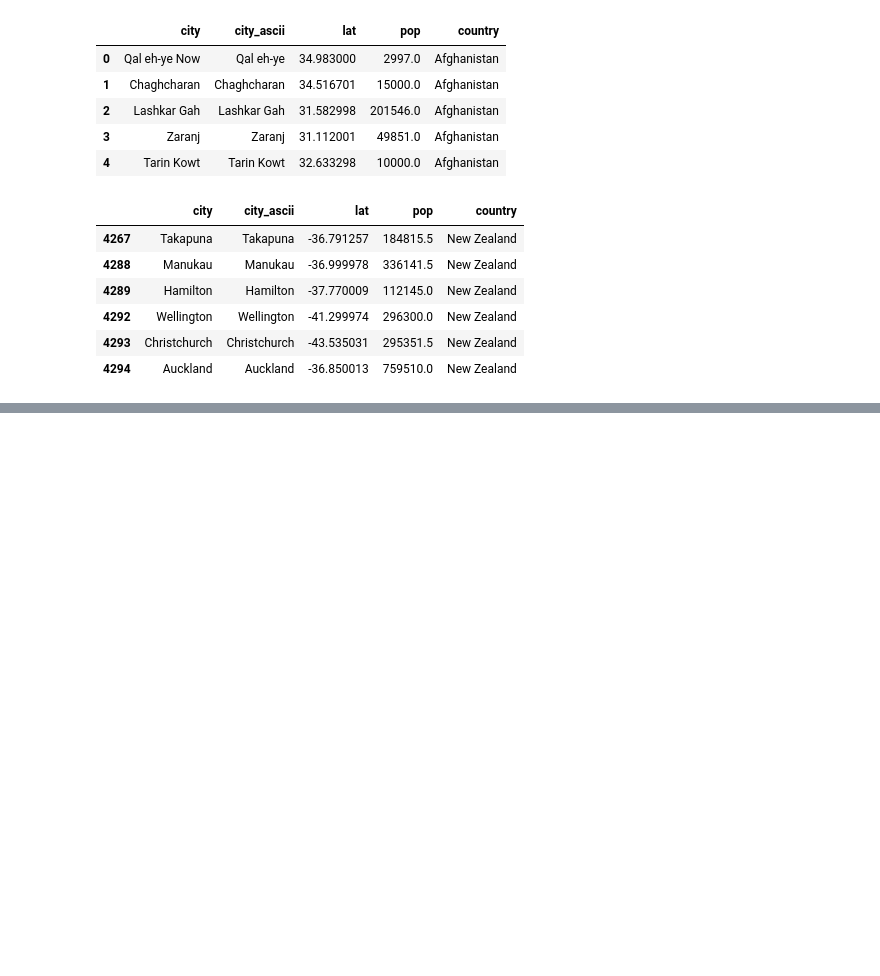
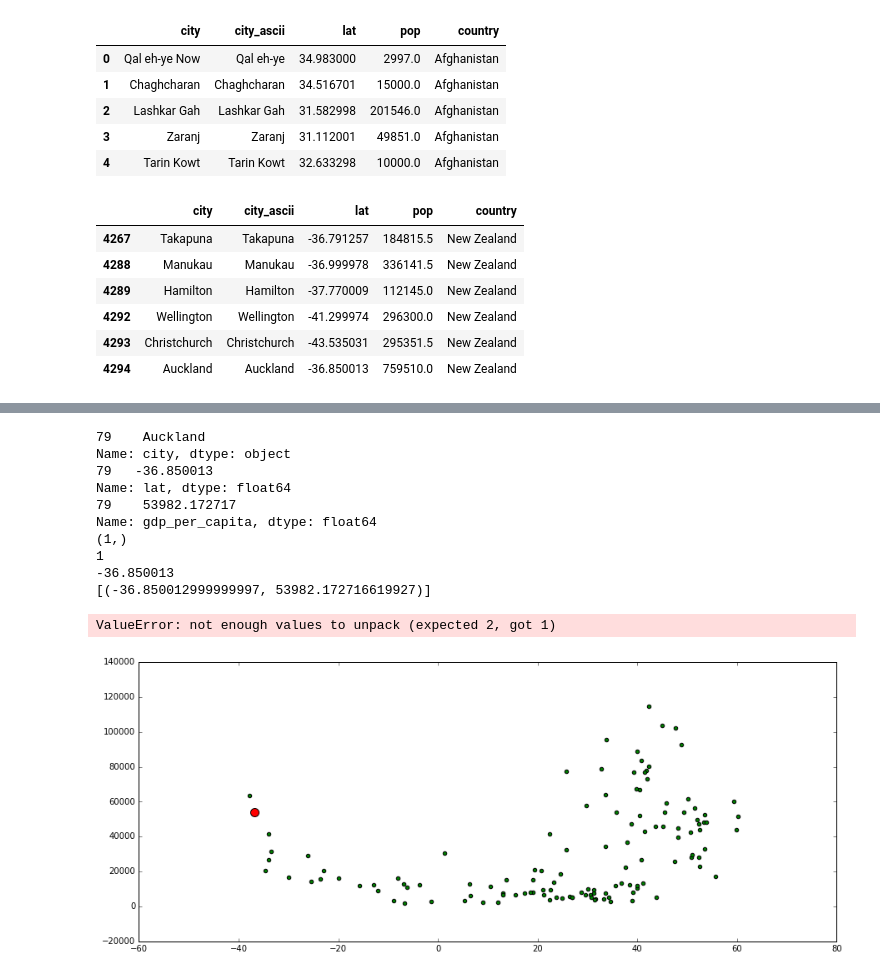
Before and after one commit to pletzer/jupyterMoons, a Jupyter notebook: SWC-NIWA-15Nov2016.ipynb, the cells around one changed output, grey strips where cells are left out. Drawn from its saved outputs; the diff is of its cells as text; code cells hidden in the pictures; blank space fills up the shorter version.

```diff
--- a/SWC-NIWA-15Nov2016.ipynb
+++ b/SWC-NIWA-15Nov2016.ipynb
@@ -170,0 +194,6 @@ KeyError: 'the label [0] is not in the [index]'
+# %%
+# create a new data frame
+gdpPerCapita = pandas.DataFrame({'city': city_names, 'lat': lats,
+                       'gdp_per_capita': gdp_per_capita,
+                      'country': countries})
+gdpPerCapita.head()
@@ -170,0 +207,28 @@ KeyError: 'the label [0] is not in the [index]'
+# %%
+pylab.scatter(lats, gdp_per_capita, c='g')
+x = gdpPerCapita.loc[df['country'] == 'New Zealand', 'lat']
+y = gdpPerCapita.loc[df['country'] == 'New Zealand', 'gdp_per_capita']
+pylab.scatter(x, y, s=100, c='r')
+labels = gdpPerCapita.loc[df['country'] == 'New Zealand', 'city']
+print(labels)
+print(x)
+print(y)
+print(x.shape)
+print(len(x))
+print(x.iloc[0])
+print(labels)
+positions = [(x.iloc[i], y.iloc[i]) for i in range(len(x))]
+pylab.annotate(labels, positions)
+# %% [output]
+79    Auckland
+Name: city, dtype: object
+79   -36.850013
+Name: lat, dtype: float64
+79    53982.172717
+Name: gdp_per_capita, dtype: float64
+(1,)
+1
+-36.850013
+[(-36.850012999999997, 53982.172716619927)]
+ValueError: not enough values to unpack (expected 2, got 1)
+[figure, added]
```
Also changed, not shown: parts of 3 cells of this notebook, 1 other file.
